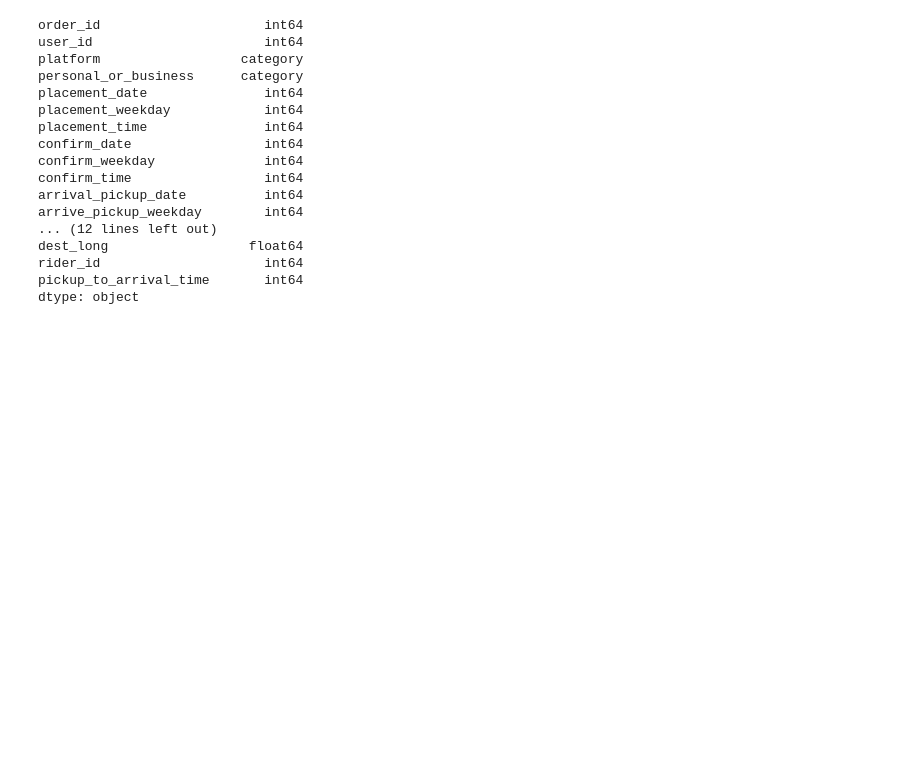
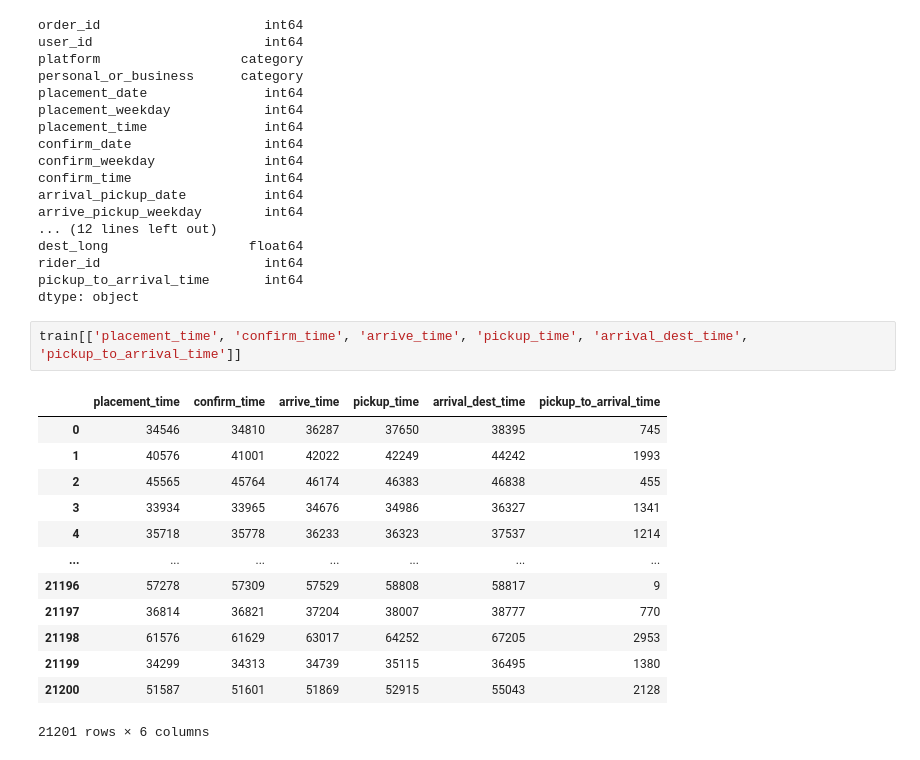
Before and after one commit to jeremylee73/ix-sendy-logistics, a Jupyter notebook: sendy-logistics-train.ipynb, the cells around one changed output. Drawn from its saved outputs; the diff is of its cells as text; blank space fills up the shorter version.

```diff
--- a/sendy-logistics-train.ipynb
+++ b/sendy-logistics-train.ipynb
@@ -313,3 +372,19 @@ dest_long                  float64
 rider_id                     int64
 pickup_to_arrival_time       int64
 dtype: object
+# %%
+train[['placement_time', 'confirm_time', 'arrive_time', 'pickup_time', 'arrival_dest_time', 'pickup_to_arrival_time']]
+# %% [output]
+|  | placement_time | confirm_time | arrive_time | pickup_time | arrival_dest_time | pickup_to_arrival_time |
+| 0 | 34546 | 34810 | 36287 | 37650 | 38395 | 745 |
+| 1 | 40576 | 41001 | 42022 | 42249 | 44242 | 1993 |
+| 2 | 45565 | 45764 | 46174 | 46383 | 46838 | 455 |
+| 3 | 33934 | 33965 | 34676 | 34986 | 36327 | 1341 |
+| 4 | 35718 | 35778 | 36233 | 36323 | 37537 | 1214 |
+| ... | ... | ... | ... | ... | ... | ... |
+| 21196 | 57278 | 57309 | 57529 | 58808 | 58817 | 9 |
+| 21197 | 36814 | 36821 | 37204 | 38007 | 38777 | 770 |
+| 21198 | 61576 | 61629 | 63017 | 64252 | 67205 | 2953 |
+| 21199 | 34299 | 34313 | 34739 | 35115 | 36495 | 1380 |
+| 21200 | 51587 | 51601 | 51869 | 52915 | 55043 | 2128 |
+21201 rows × 6 columns
```
Also changed, not shown: parts of 6 cells of this notebook, 1 other file.
